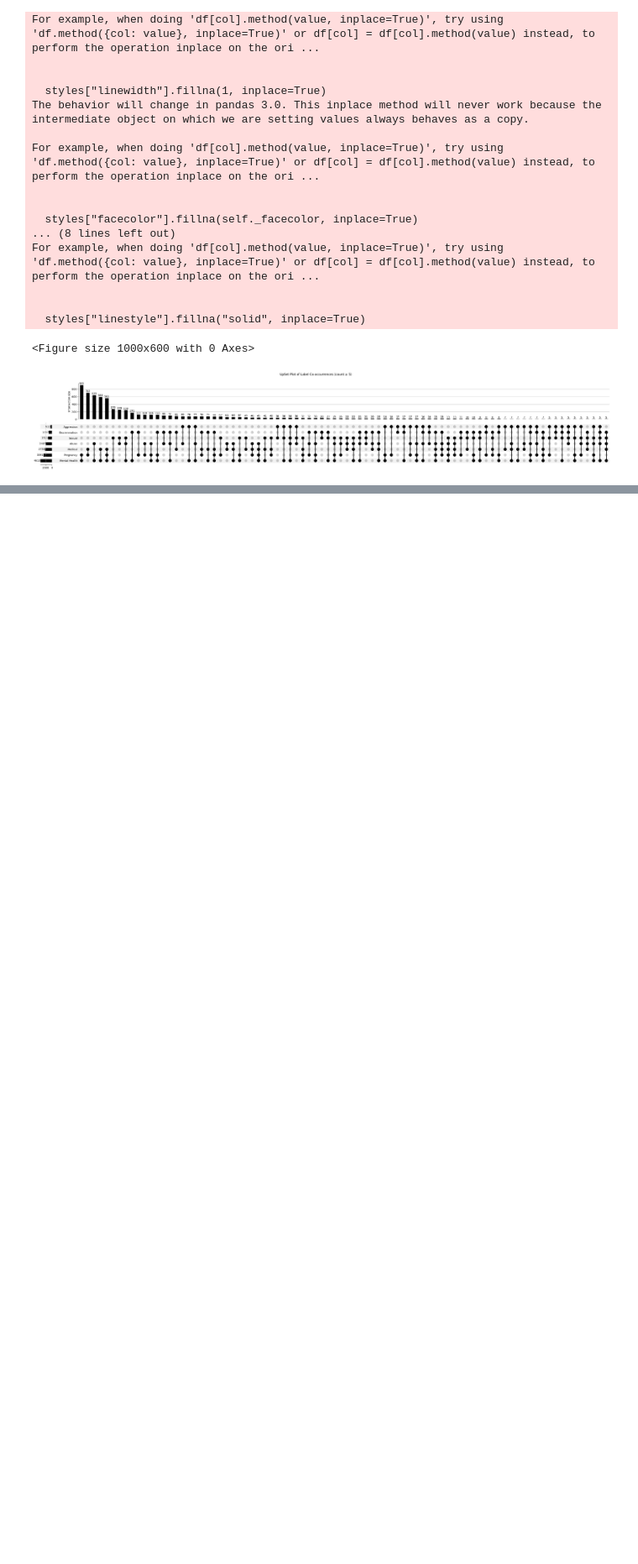
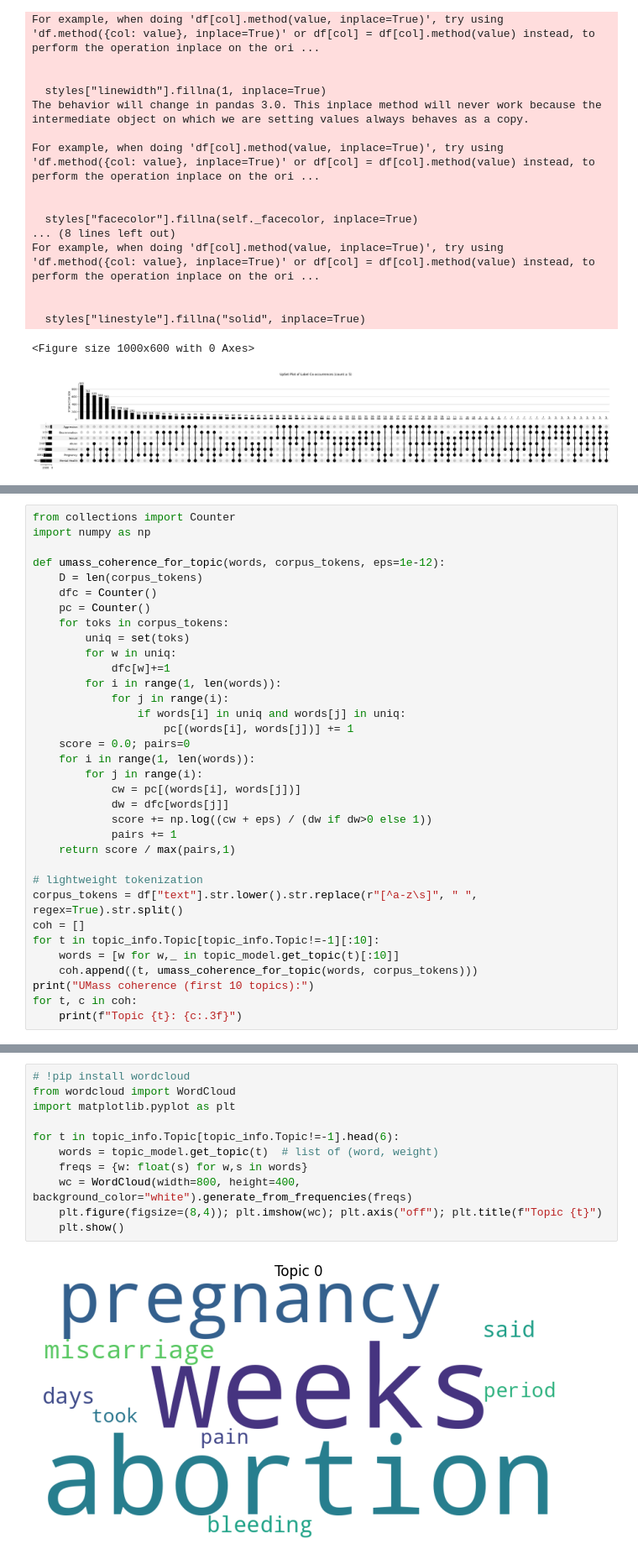
Before and after one commit to ShirleneRose/TriggerWarnings, a Jupyter notebook: jupyter-notebooks/linguistic_analysis.ipynb, the cells around one changed output, grey strips where cells are left out. Shown at 84% size. Drawn from its saved outputs; the diff is of its cells as text; blank space fills up the shorter version.

```diff
--- a/jupyter-notebooks/linguistic_analysis.ipynb
+++ b/jupyter-notebooks/linguistic_analysis.ipynb
@@ -409,0 +675,34 @@ For example, when doing 'df[col].method(value, inplace=True)', try using 'df.met
+# %%
+from collections import Counter
+import numpy as np
+
+def umass_coherence_for_topic(words, corpus_tokens, eps=1e-12):
+    D = len(corpus_tokens)
+    dfc = Counter()
+    pc = Counter()
+    for toks in corpus_tokens:
+        uniq = set(toks)
+        for w in uniq:
+            dfc[w]+=1
+        for i in range(1, len(words)):
+            for j in range(i):
+                if words[i] in uniq and words[j] in uniq:
+                    pc[(words[i], words[j])] += 1
+    score = 0.0; pairs=0
+    for i in range(1, len(words)):
+        for j in range(i):
+            cw = pc[(words[i], words[j])]
+            dw = dfc[words[j]]
+            score += np.log((cw + eps) / (dw if dw>0 else 1))
+            pairs += 1
+    return score / max(pairs,1)
+
+# lightweight tokenization
+corpus_tokens = df["text"].str.lower().str.replace(r"[^a-z\s]", " ", regex=True).str.split()
+coh = []
+for t in topic_info.Topic[topic_info.Topic!=-1][:10]:
+    words = [w for w,_ in topic_model.get_topic(t)[:10]]
+    coh.append((t, umass_coherence_for_topic(words, corpus_tokens)))
+print("UMass coherence (first 10 topics):")
+for t, c in coh:
+    print(f"Topic {t}: {c:.3f}")
@@ -409,0 +746,13 @@ For example, when doing 'df[col].method(value, inplace=True)', try using 'df.met
+# %%
+# !pip install wordcloud
+from wordcloud import WordCloud
+import matplotlib.pyplot as plt
+
+for t in topic_info.Topic[topic_info.Topic!=-1].head(6):
+    words = topic_model.get_topic(t)  # list of (word, weight)
+    freqs = {w: float(s) for w,s in words}
+    wc = WordCloud(width=800, height=400, background_color="white").generate_from_frequencies(freqs)
+    plt.figure(figsize=(8,4)); plt.imshow(wc); plt.axis("off"); plt.title(f"Topic {t}")
+    plt.show()
+# %% [output]
+[figure, added]
```
Also changed, not shown: parts of 20 cells of this notebook, 27 other files.
